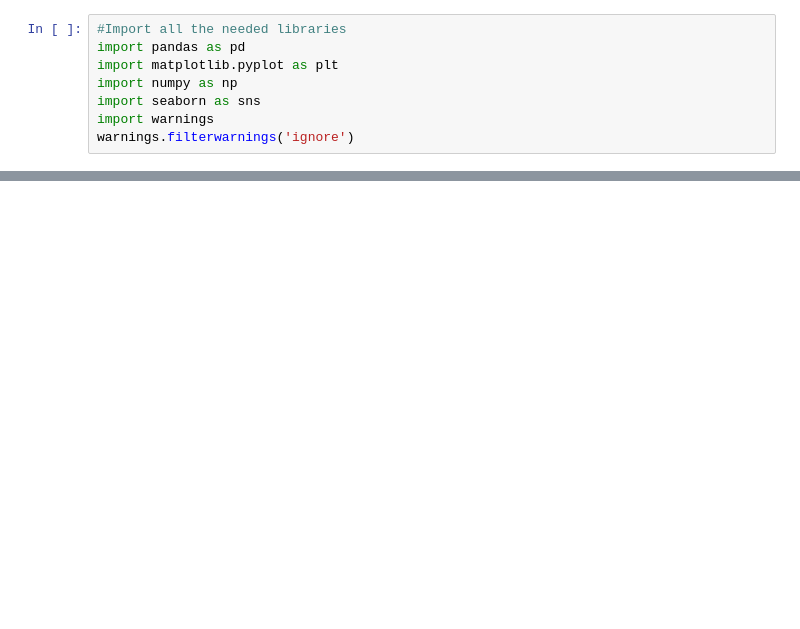
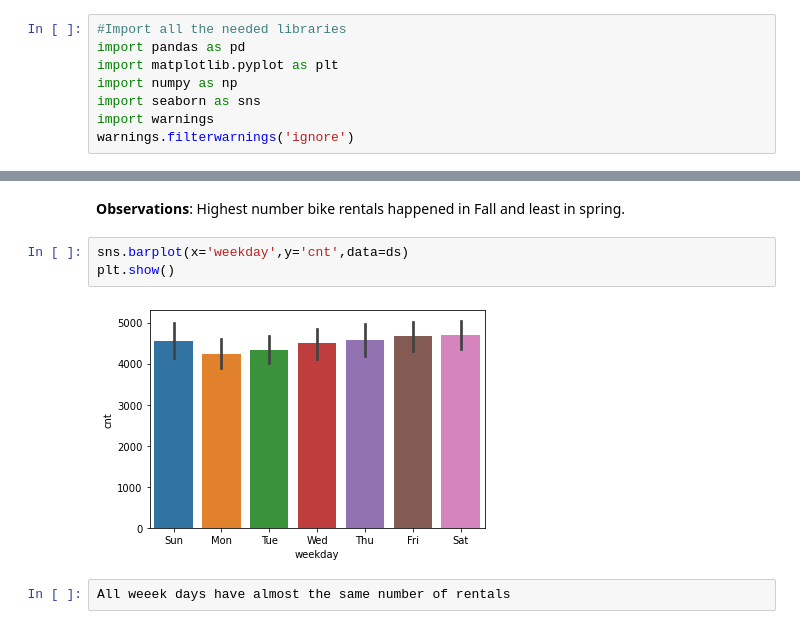
Before and after one commit to Sreedhar103/LinearRegression, a Jupyter notebook: LinearRegression_Sreedhar_Gunda.ipynb, the cells around one changed output, grey strips where cells are left out. Drawn from its saved outputs; the diff is of its cells as text; blank space fills up the shorter version.

```diff
--- a/LinearRegression_Sreedhar_Gunda.ipynb
+++ b/LinearRegression_Sreedhar_Gunda.ipynb
@@ -19,0 +97,10 @@ ds = pd.read_csv("loan.csv")
+# %% [markdown]
+**Observations**:
+Highest number bike rentals happened in Fall and least in spring.
+# %%
+sns.barplot(x='weekday',y='cnt',data=ds)
+plt.show()
+# %% [output]
+[figure, added]
+# %%
+All weeek days have almost the same number of rentals
```
Also changed, not shown: parts of 121 cells of this notebook, 2 other files.
